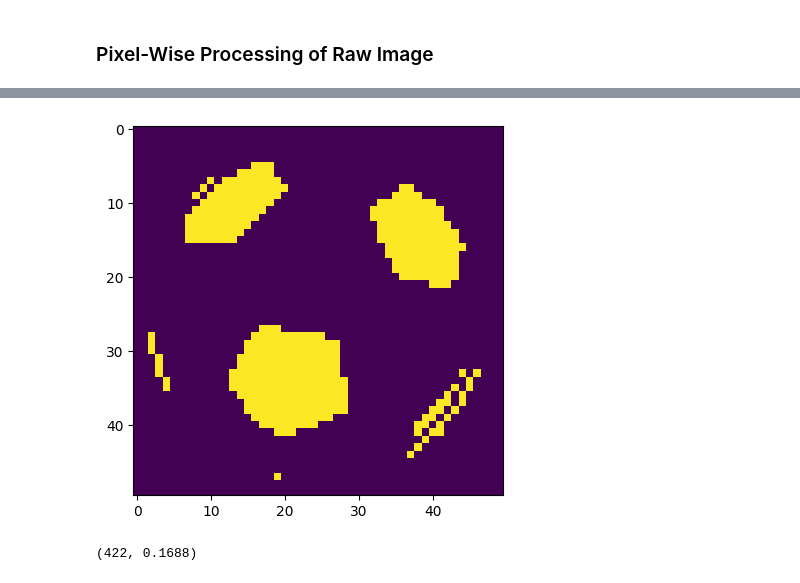
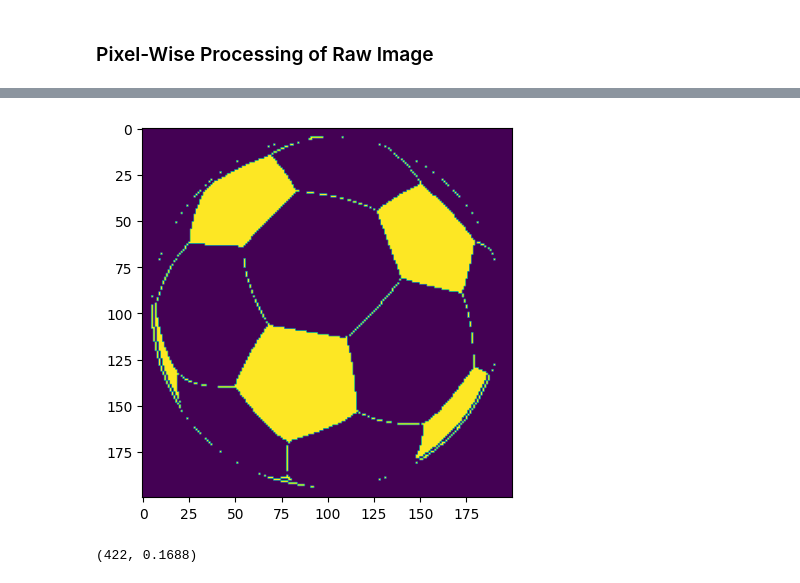
Before and after one commit to juanesfco/Thesis, a Jupyter notebook: resultsSims.ipynb, the cells around one changed output, grey strips where cells are left out. Saved outputs shown, nothing was run; the diff lists cells and outputs as text; code cells hidden in the pictures.

```diff
--- a/resultsSims.ipynb
+++ b/resultsSims.ipynb
@@ -19,10 +19,10 @@ The white pixels were treated as $0$ and the black pixels as $1$, see it below.
 # %%
 import numpy as np
 import fMRIUtils as fmriu
-b = np.load('Data/ball_50.npy')
-fmriu.plotImage(b,50,0)
+b = np.load('Data/ball.npy')
+fmriu.plotImage(b,200,0)
 # %% [output]
-[figure, old version]
+[figure, new version]
 # %%
 sum(b), sum(b)/2500
 # %% [output]
```
Also changed, not shown: parts of 8 cells of this notebook, 24 other files.
